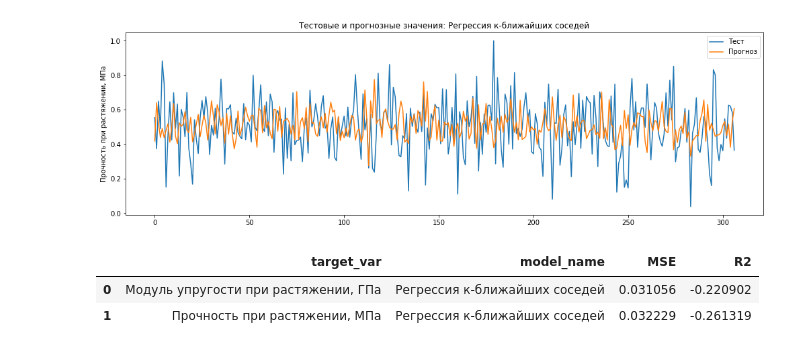
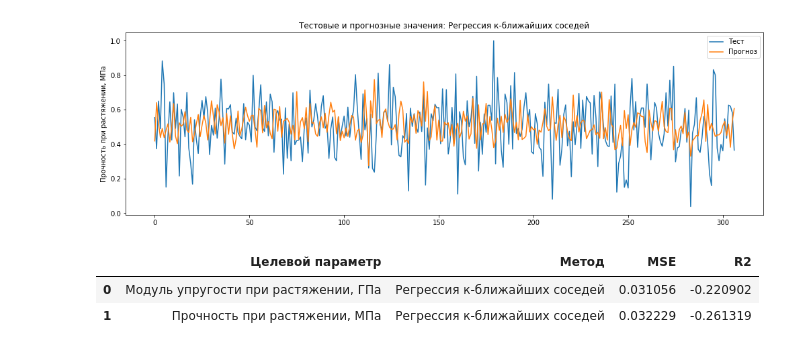
Before and after one commit to truhin-andrei/mgtu-project, a Jupyter notebook: compositeMaterials.ipynb, the cells around one changed output. Drawn from its saved outputs; the diff is of its cells as text; code cells hidden in the pictures.

```diff
--- a/compositeMaterials.ipynb
+++ b/compositeMaterials.ipynb
@@ -267,12 +268,11 @@ KNeighborsRegressorObj_TS.predict(X_TS_test), 'Прочность при рас
 # %% [output]
 [figure]
 # %%
-
-errors_df = pd.concat([errors_df, pd.DataFrame({'model_name':'Регрессия к-ближайших соседей',\
- 'target_var':['Модуль упругости при растяжении, ГПа', 'Прочность при растяжении, МПа'],\
+errors_df = pd.concat([errors_df, pd.DataFrame({'Метод':'Регрессия к-ближайших соседей',\
+ 'Целевой параметр':['Модуль упругости при растяжении, ГПа', 'Прочность при растяжении, МПа'],\
  'MSE':[MSE_TMoE, MSE_TS], 'R2':[R2_TMoE, R2_TS]})], ignore_index=True)
 errors_df
 # %% [output]
-|  | target_var | model_name | MSE | R2 |
+|  | Целевой параметр | Метод | MSE | R2 |
 | 0 | Модуль упругости при растяжении, ГПа | Регрессия к-ближайших соседей | 0.031056 | -0.220902 |
 | 1 | Прочность при растяжении, МПа | Регрессия к-ближайших соседей | 0.032229 | -0.261319 |
```
Also changed, not shown: parts of 5 cells of this notebook.
